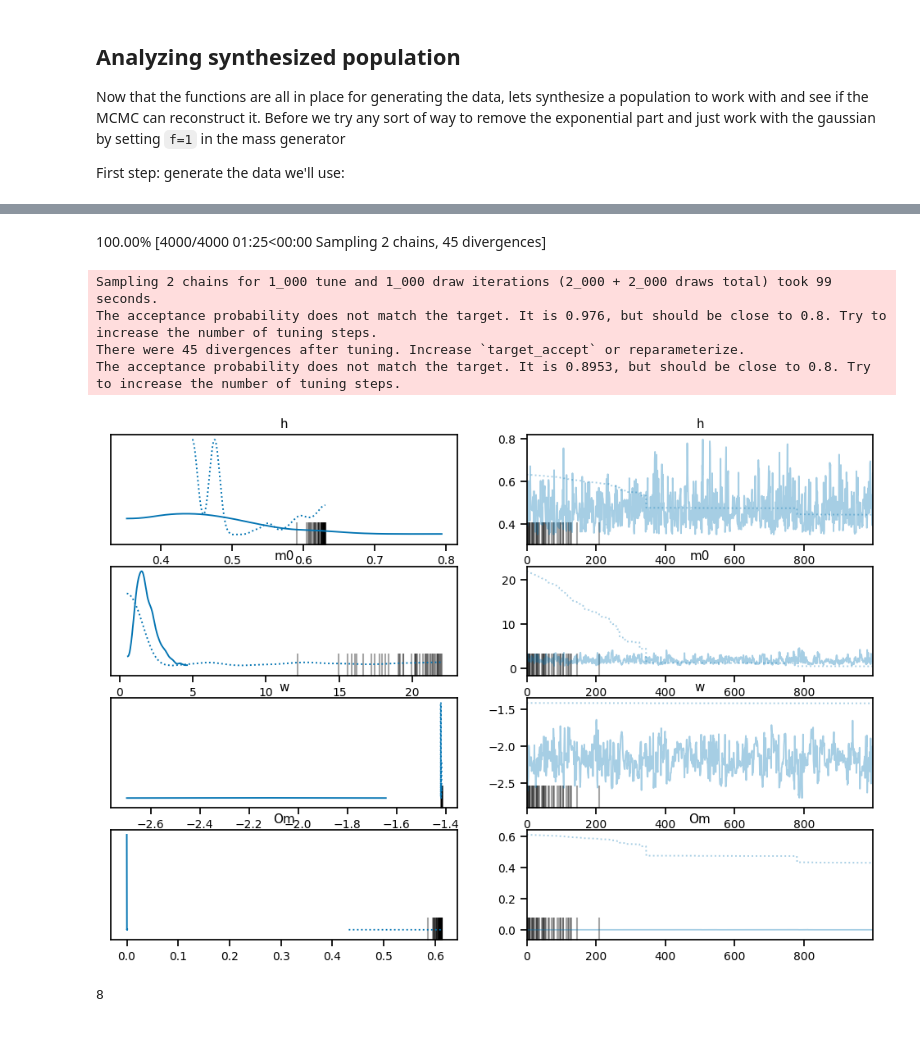
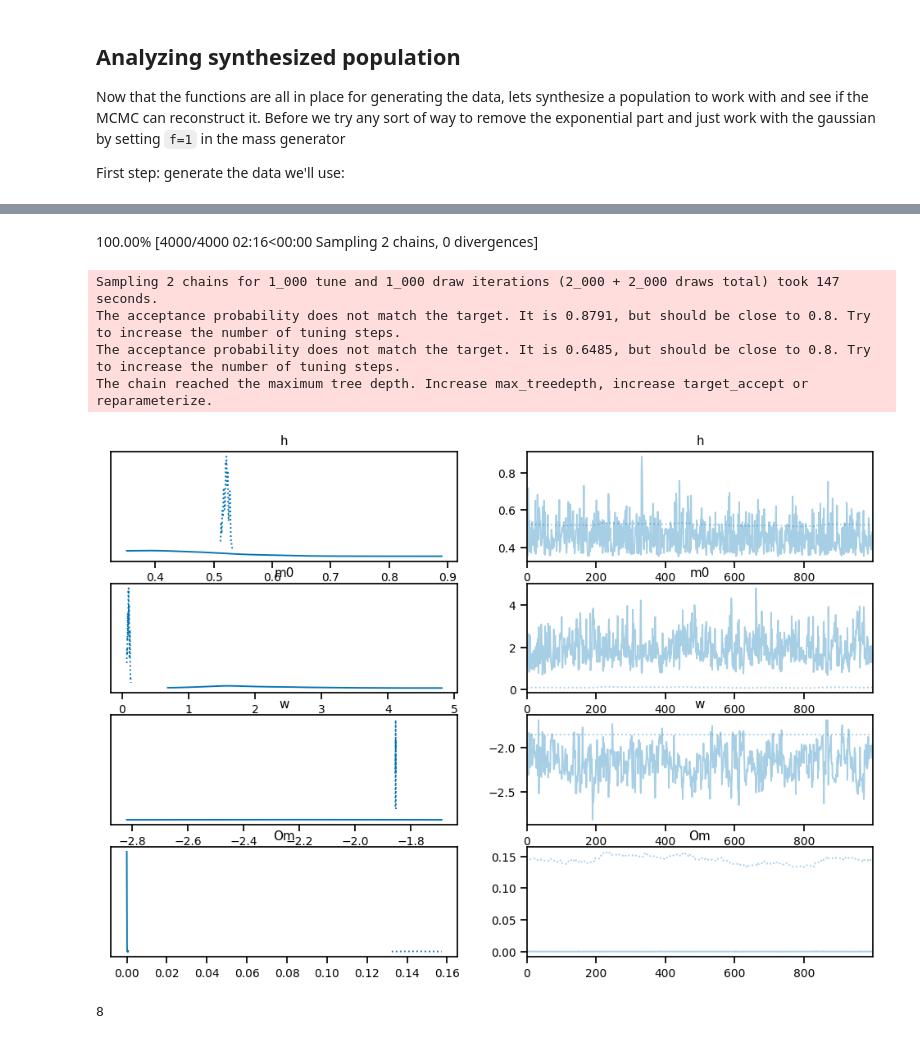
Before and after one commit to farr/FastMFCosmology, a Jupyter notebook: Make-Own-Data.ipynb, the cells around one changed output, grey strips where cells are left out. Saved outputs shown, nothing was run; the diff lists cells and outputs as text; code cells hidden in the pictures.

```diff
--- a/Make-Own-Data.ipynb
+++ b/Make-Own-Data.ipynb
@@ -145,19 +150,19 @@ Text(0, 0.5, '$m_\\mathrm{peak} / M_\\odot$')
 # %%
 mu_m = np.mean(mpeak_samples, axis=0)
-sigma_m = np.std(mpeak_samples, axis=0)
+sigma_m = 5*np.std(mpeak_samples, axis=0)
 
 
 with make_model(ms_obs=mu_m, sigma_ms_obs=sigma_m+0.25*mu_m, dls=dL_cent, zmin=1, zmax=3) as model:
     trace = pm.sample(init='jitter+adapt_full')
     az.plot_trace(trace, var_names=['h', 'm0', 'w', 'Om'])
     trace.posterior['m_peak'] = trace.posterior.m0*(1+trace.posterior.zs) # Create another variable in the trace
 # %% [output]
-100.00% [4000/4000 01:25<00:00 Sampling 2 chains, 45 divergences]
+100.00% [4000/4000 02:16<00:00 Sampling 2 chains, 0 divergences]
-Sampling 2 chains for 1_000 tune and 1_000 draw iterations (2_000 + 2_000 draws total) took 99 seconds.
-The acceptance probability does not match the target. It is 0.976, but should be close to 0.8. Try to increase the number of tuning steps.
-There were 45 divergences after tuning. Increase `target_accept` or reparameterize.
-The acceptance probability does not match the target. It is 0.8953, but should be close to 0.8. Try to increase the number of tuning steps.
+Sampling 2 chains for 1_000 tune and 1_000 draw iterations (2_000 + 2_000 draws total) took 147 seconds.
+The acceptance probability does not match the target. It is 0.8791, but should be close to 0.8. Try to increase the number of tuning steps.
+The acceptance probability does not match the target. It is 0.6485, but should be close to 0.8. Try to increase the number of tuning steps.
+The chain reached the maximum tree depth. Increase max_treedepth, increase target_accept or reparameterize.
-[figure, old version]
+[figure, new version]
 # %%
 import matplotlib.colors as mcolors
 cmap = list(mcolors.BASE_COLORS.keys())
```
Also changed, not shown: parts of 12 cells of this notebook.
